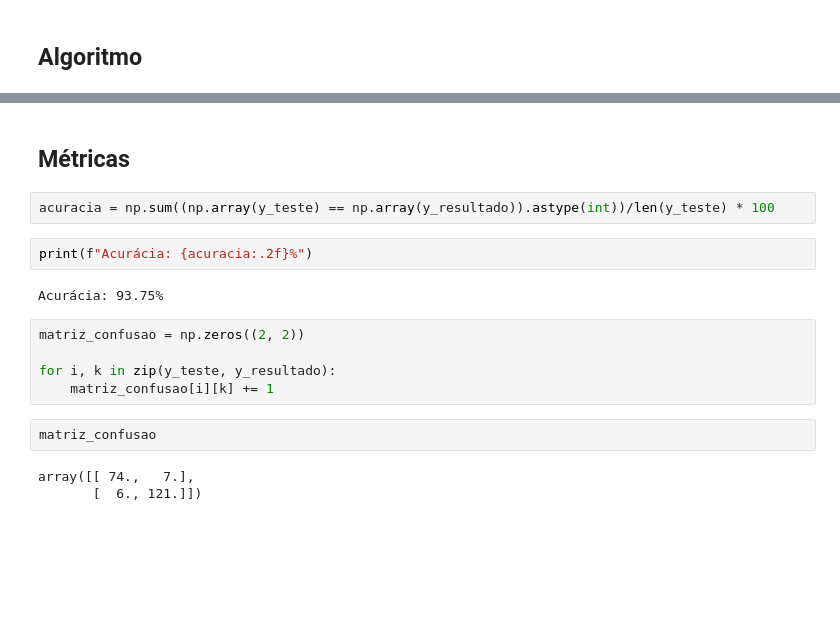
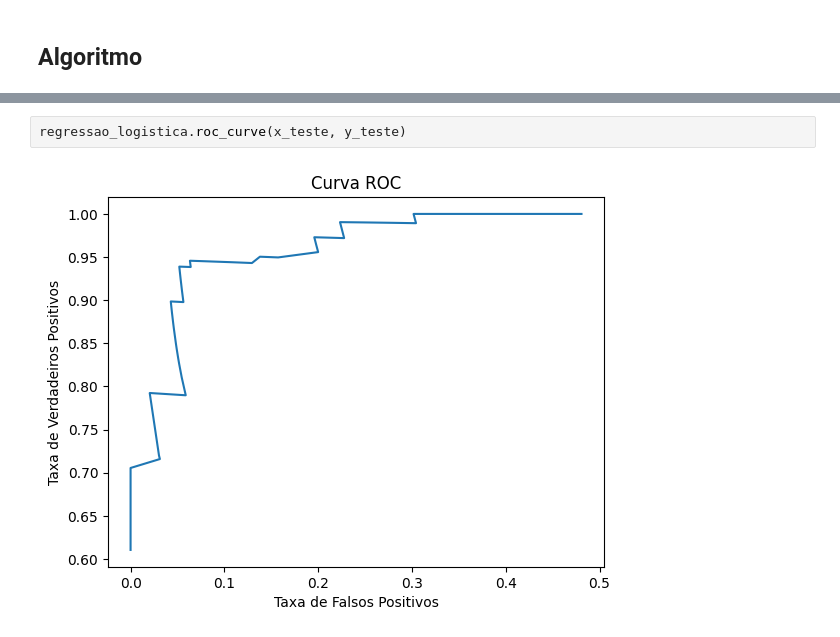
Before and after one commit to codeestefane/algoritmos-machine-learning, a Jupyter notebook: logistic_regression.ipynb, the cells around one changed output, grey strips where cells are left out. Cells and saved outputs as stored; diff of their text form; blank space fills up the shorter version.

```diff
--- a/logistic_regression.ipynb
+++ b/logistic_regression.ipynb
@@ -116,18 +180,4 @@ y_resultado = regressao_logistica.predict(x_teste)
-# %% [markdown]
-## Métricas
-# %%
-acuracia = np.sum((np.array(y_teste) == np.array(y_resultado)).astype(int))/len(y_teste) * 100
-# %%
-print(f"Acurácia: {acuracia:.2f}%")
-# %% [output]
-Acurácia: 93.75%
-# %%
-matriz_confusao = np.zeros((2, 2))
-
-for i, k in zip(y_teste, y_resultado):
-    matriz_confusao[i][k] += 1
-# %%
-matriz_confusao
-# %% [output]
-array([[ 74.,   7.],
-       [  6., 121.]])
+# %%
+regressao_logistica.roc_curve(x_teste, y_teste)
+# %% [output]
+[figure, added]
```
Also changed, not shown: parts of 4 cells of this notebook.
